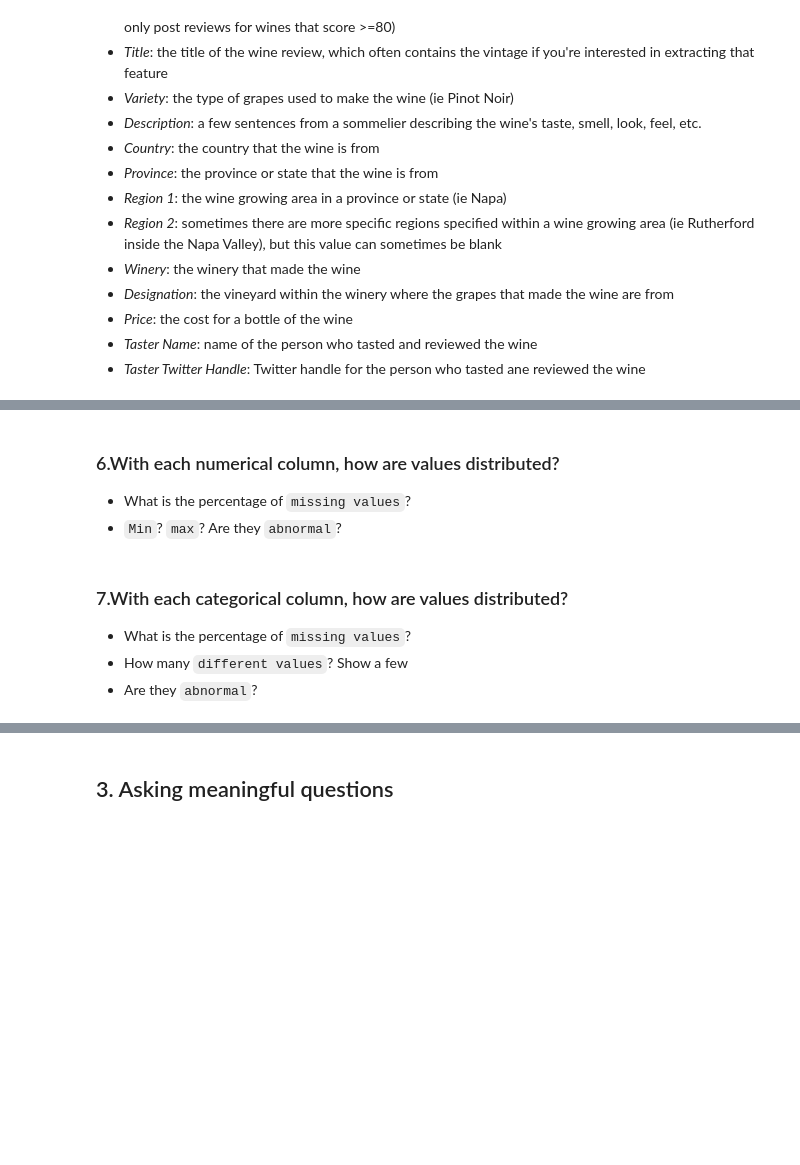
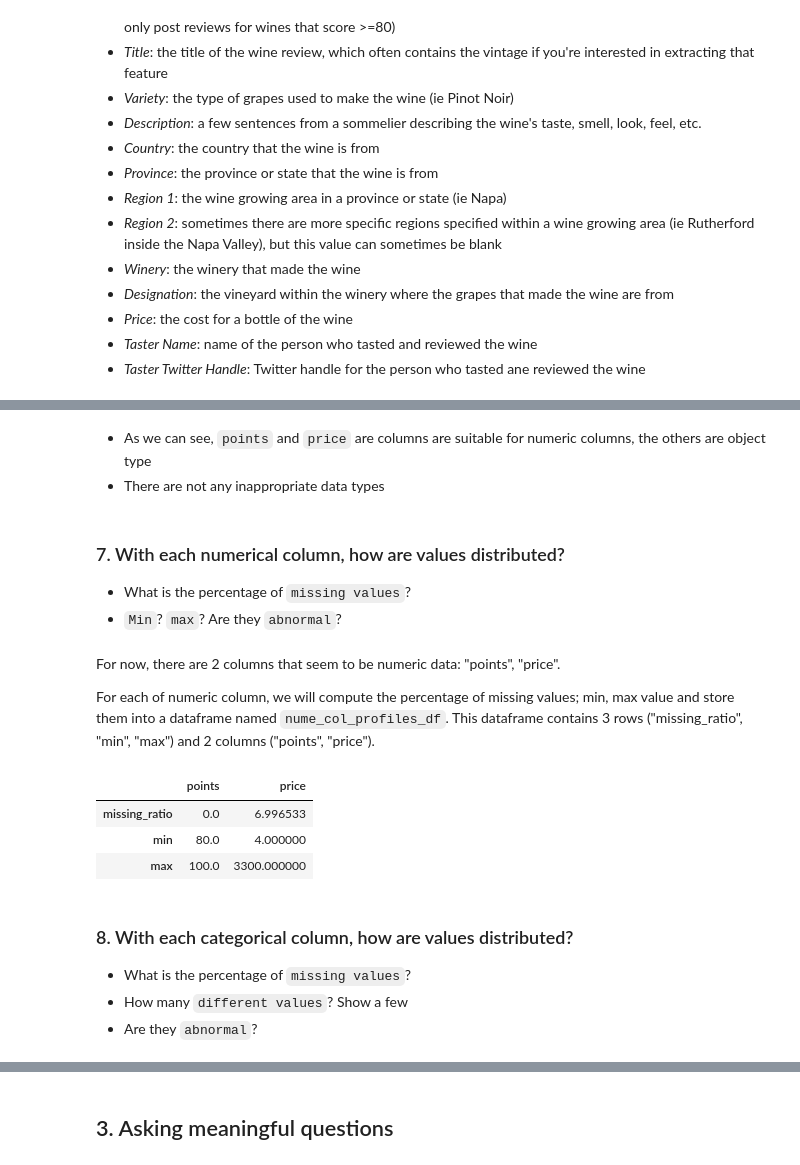
Before and after one commit to iamdkSang/20127214_20127612_Wine-Reviews, a Jupyter notebook: 20127214_20127612.ipynb, the cells around one changed output, grey strips where cells are left out. Drawn from its saved outputs; the diff is of its cells as text; code cells hidden in the pictures; blank space fills up the shorter version.

```diff
--- a/20127214_20127612.ipynb
+++ b/20127214_20127612.ipynb
@@ -89,9 +149,35 @@ The data consists of 13 fields:
+# %% [markdown]
+- As we can see, `points` and `price` are columns are suitable for numeric columns, the others are object type
+- There are not any inappropriate data types
 # %% [markdown]
-### 6.With each numerical column, how are values distributed?
+### 7. With each numerical column, how are values distributed?
 - What is the percentage of `missing values`?
 - `Min`? `max`? Are they `abnormal`?
+# %% [markdown]
+For now, there are 2 columns that seem to be numeric data: "points", "price".
+
+For each of numeric column, we will compute the percentage of missing values; min, max value and store them into a dataframe named `nume_col_profiles_df`. This dataframe contains 3 rows ("missing_ratio", "min", "max") and 2 columns ("points", "price").
+# %%
+nume_col_profiles_df = pd.DataFrame(columns = ["points", "price"],
+                                    index = ['missing_ratio', 'min', 'max'], data = np.nan)
+
+
+nume_col_profiles_df.loc['missing_ratio'] = np.array(wine_df[nume_col_profiles_df.columns].isnull().sum() * 100
+                                             / len(wine_df[nume_col_profiles_df.columns]))
+
+nume_col_profiles_df.loc['min'] = wine_df[nume_col_profiles_df.columns].min()
+
+nume_col_profiles_df.loc['max'] = wine_df[nume_col_profiles_df.columns].max()
+
+
+nume_col_profiles_df
+# %% [output]
+|  | points | price |
+| missing_ratio | 0.0 | 6.996533 |
+| min | 80.0 | 4.000000 |
+| max | 100.0 | 3300.000000 |
 # %% [markdown]
-### 7.With each categorical column, how are values distributed?
+### 8. With each categorical column, how are values distributed?
 - What is the percentage of `missing values`?
 - How many `different values`? Show a few
 - Are they `abnormal`?
```
Also changed, not shown: parts of 27 cells of this notebook.
